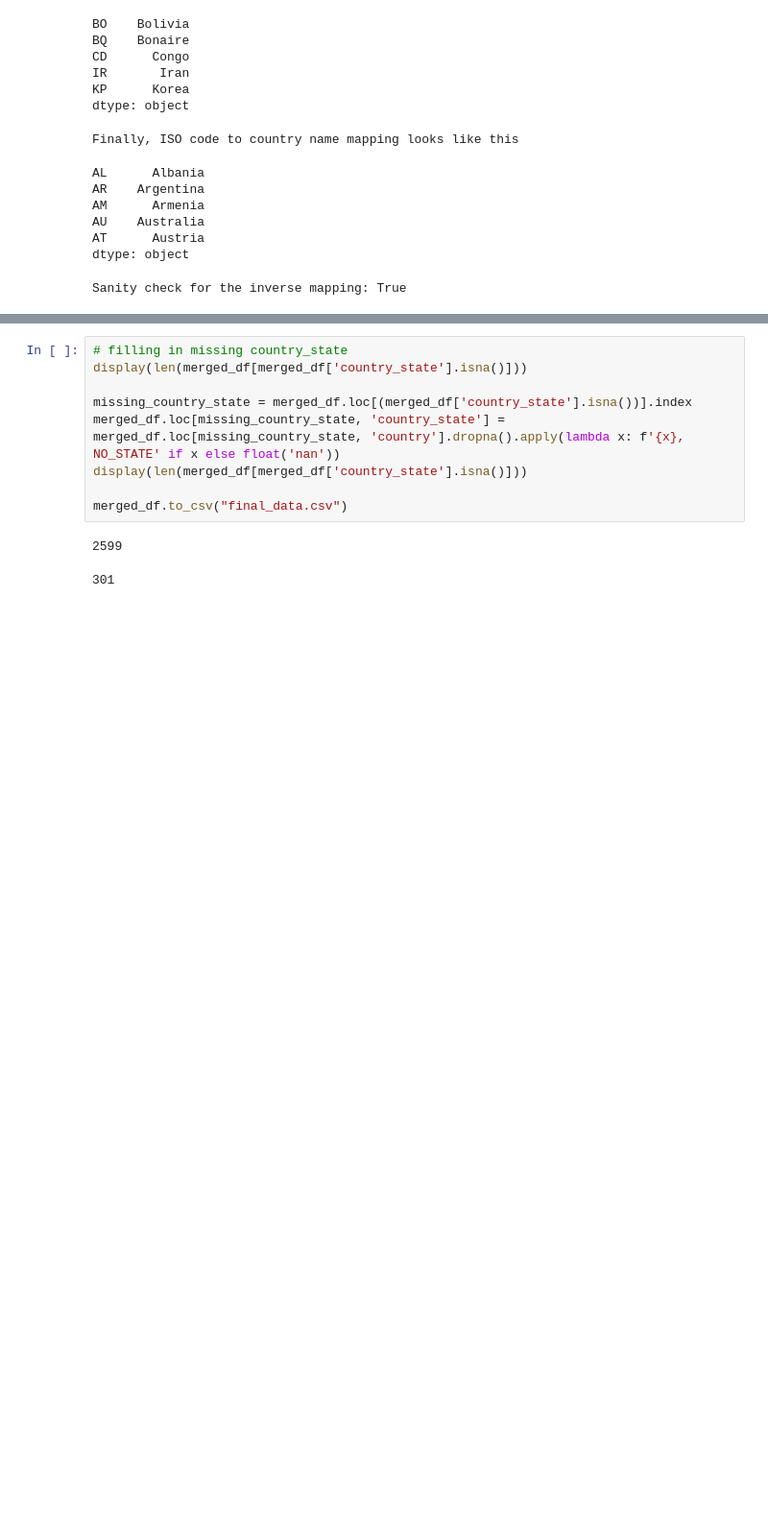
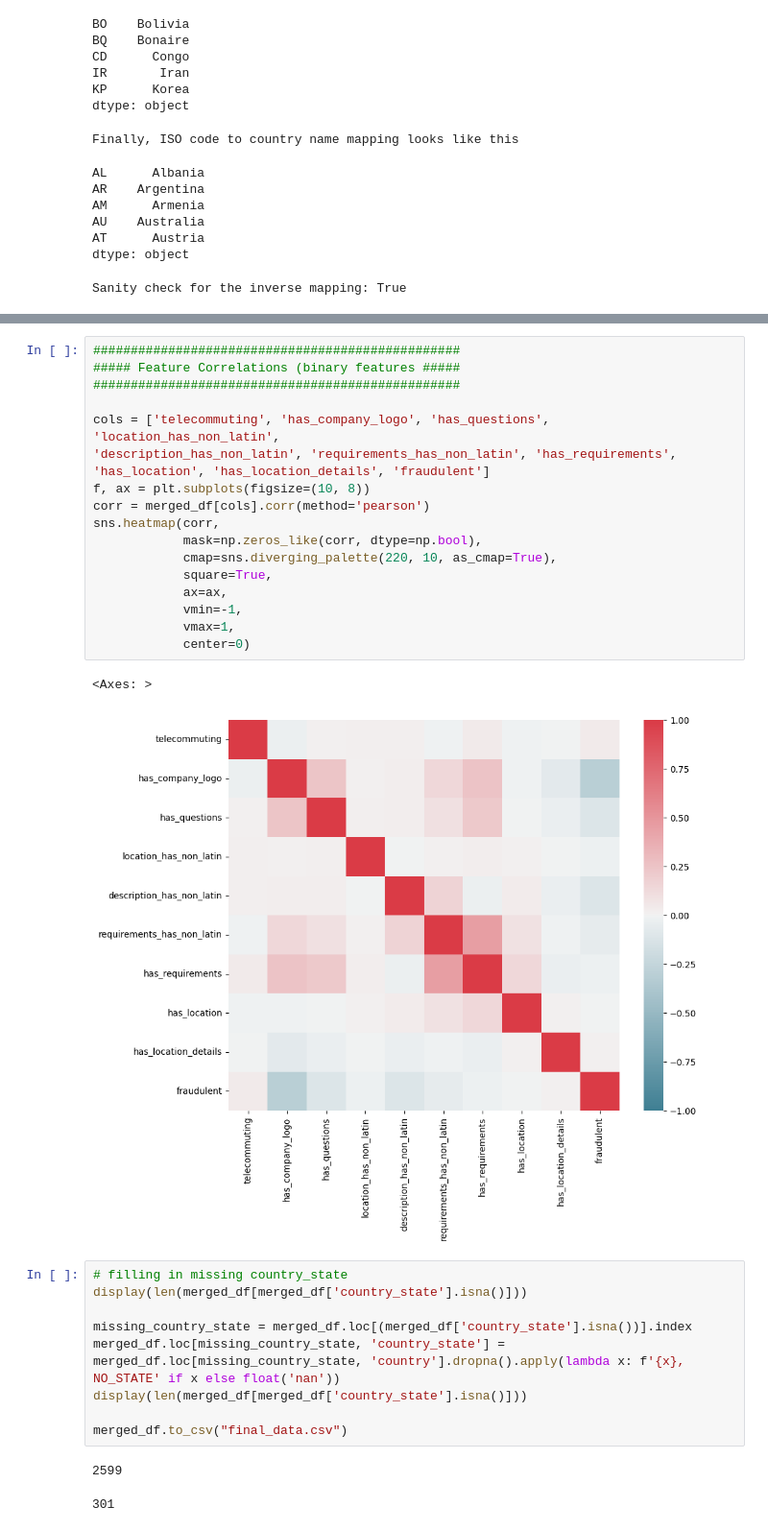
Before and after one commit to dev-JasonYoo/Fraudulent-Job-Posting-Prediction-with-NLP, a Jupyter notebook: 1_data_cleaning.ipynb, the cells around one changed output, grey strips where cells are left out. Shown: that part at 96% size. Cells and saved outputs as stored; diff of their text form; blank space fills up the shorter version.

Commit message:
correlation

```diff
--- a/1_data_cleaning.ipynb
+++ b/1_data_cleaning.ipynb
@@ -222,6 +244,27 @@ Among 354 rows missing country, extracted countries for 53 rows
 2687     Kenya
 Name: description_and_requirements, dtype: object
 Result in only 301 rows of missing countries (vs. 354 rows originally)
+# %%
+#################################################
+##### Feature Correlations (binary features #####
+#################################################
+
+cols = ['telecommuting', 'has_company_logo', 'has_questions', 'location_has_non_latin',
+'description_has_non_latin', 'requirements_has_non_latin', 'has_requirements',
+'has_location', 'has_location_details', 'fraudulent']
+f, ax = plt.subplots(figsize=(10, 8))
+corr = merged_df[cols].corr(method='pearson')
+sns.heatmap(corr,
+            mask=np.zeros_like(corr, dtype=np.bool),
+            cmap=sns.diverging_palette(220, 10, as_cmap=True),
+            square=True,
+            ax=ax,
+            vmin=-1,
+            vmax=1,
+            center=0)
+# %% [output]
+<Axes: >
+[figure, added]
 # %%
 # filling in missing country_state
 display(len(merged_df[merged_df['country_state'].isna()]))
```
Also changed, not shown: parts of 5 cells of this notebook.
